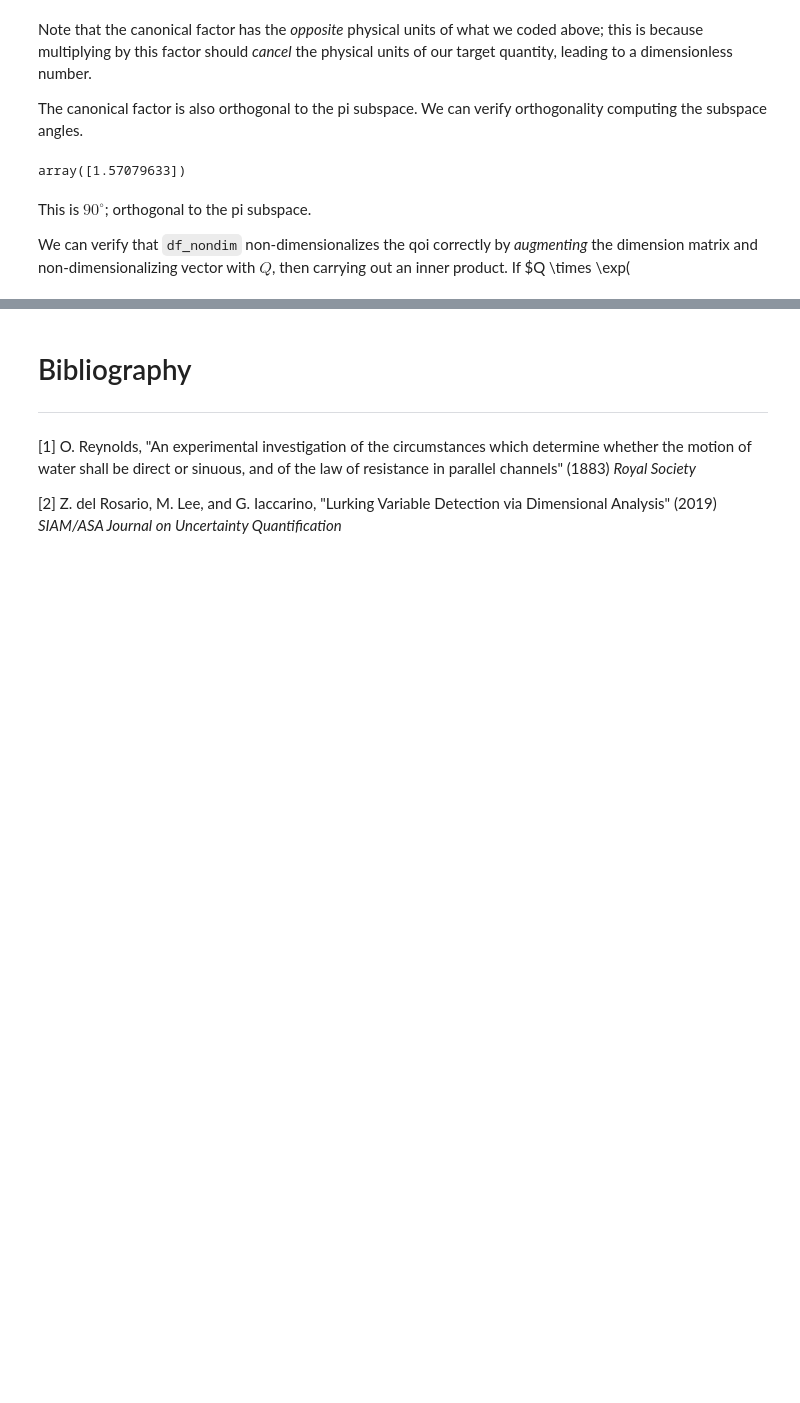
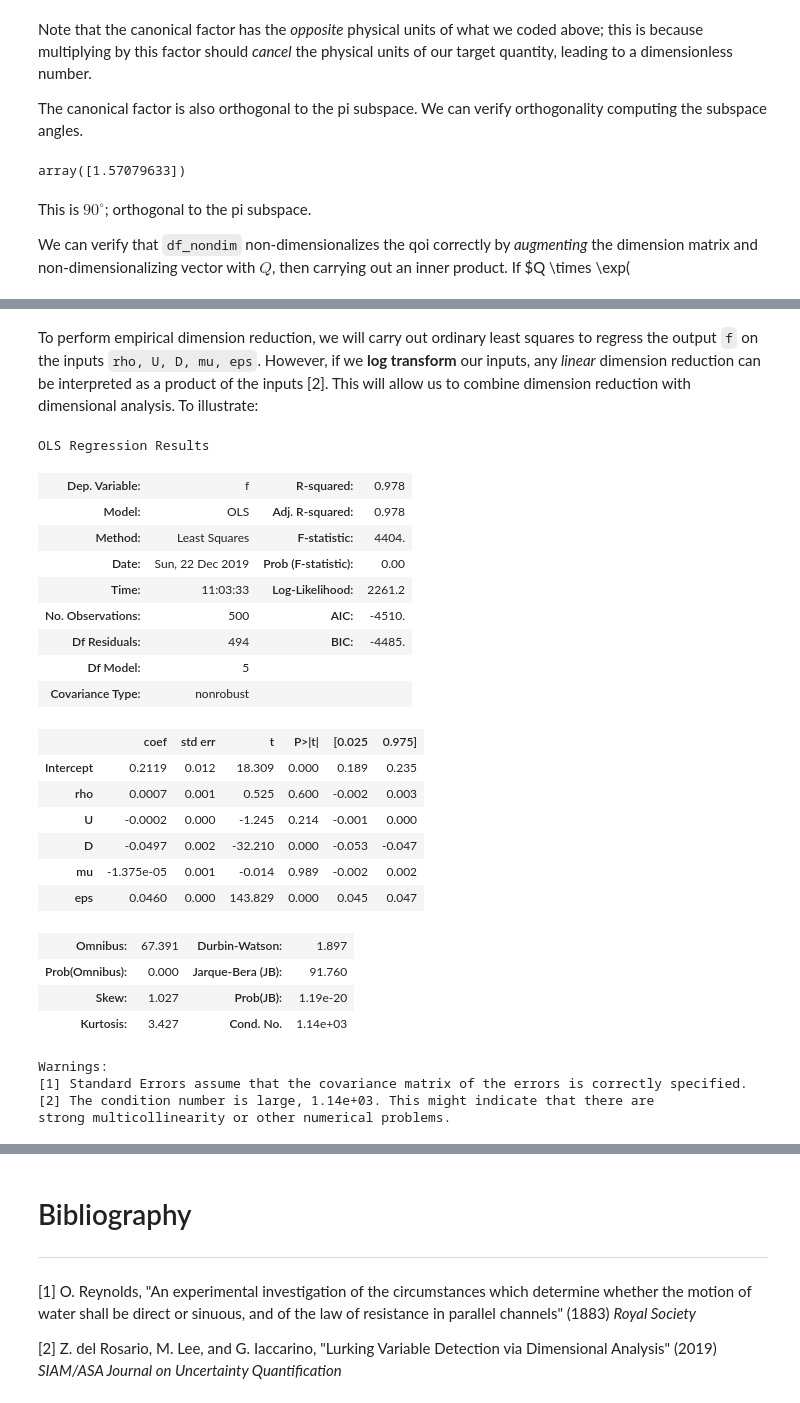
Before and after one commit to zdelrosario/pybuck, a Jupyter notebook: examples/quick_demo.ipynb, the cells around one changed output, grey strips where cells are left out. Saved outputs shown, nothing was run; the diff lists cells and outputs as text; code cells hidden in the pictures; blank space fills up the shorter version.

Commit message:
empirical DR and lurking variable demo

```diff
--- a/examples/quick_demo.ipynb
+++ b/examples/quick_demo.ipynb
@@ -144,0 +196,38 @@ inner(df_dim_ext, df_nondim_ext)
+# %% [markdown]
+To perform empirical dimension reduction, we will carry out ordinary least squares to regress the output `f` on the inputs `rho, U, D, mu, eps`. However, if we **log transform** our inputs, any *linear* dimension reduction can be interpreted as a product of the inputs [2]. This will allow us to combine dimension reduction with dimensional analysis. To illustrate:
+# %%
+df_log = df_data.copy()
+df_log[Q_names] = np.log(df_log[Q_names])
+df_log
+
+lm = smf.ols(
+    "f ~ rho + U + D + mu + eps",
+    data=df_log
+).fit()
+lm.summary()
+# %% [output]
+OLS Regression Results
+| Dep. Variable: | f | R-squared: | 0.978 |
+| Model: | OLS | Adj. R-squared: | 0.978 |
+| Method: | Least Squares | F-statistic: | 4404. |
+| Date: | Sun, 22 Dec 2019 | Prob (F-statistic): | 0.00 |
+| Time: | 11:03:33 | Log-Likelihood: | 2261.2 |
+| No. Observations: | 500 | AIC: | -4510. |
+| Df Residuals: | 494 | BIC: | -4485. |
+| Df Model: | 5 |  |  |
+| Covariance Type: | nonrobust |  |  |
+|  | coef | std err | t | P>|t| | [0.025 | 0.975] |
+| Intercept | 0.2119 | 0.012 | 18.309 | 0.000 | 0.189 | 0.235 |
+| rho | 0.0007 | 0.001 | 0.525 | 0.600 | -0.002 | 0.003 |
+| U | -0.0002 | 0.000 | -1.245 | 0.214 | -0.001 | 0.000 |
+| D | -0.0497 | 0.002 | -32.210 | 0.000 | -0.053 | -0.047 |
+| mu | -1.375e-05 | 0.001 | -0.014 | 0.989 | -0.002 | 0.002 |
+| eps | 0.0460 | 0.000 | 143.829 | 0.000 | 0.045 | 0.047 |
+| Omnibus: | 67.391 | Durbin-Watson: | 1.897 |
+| Prob(Omnibus): | 0.000 | Jarque-Bera (JB): | 91.760 |
+| Skew: | 1.027 | Prob(JB): | 1.19e-20 |
+| Kurtosis: | 3.427 | Cond. No. | 1.14e+03 |
+Warnings:
+[1] Standard Errors assume that the covariance matrix of the errors is correctly specified.
+[2] The condition number is large, 1.14e+03. This might indicate that there are
+strong multicollinearity or other numerical problems.
```
Also changed, not shown: parts of 25 cells of this notebook, 1 other file.
